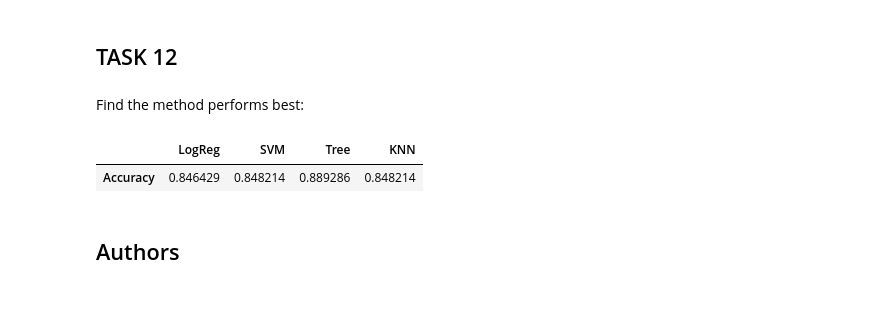
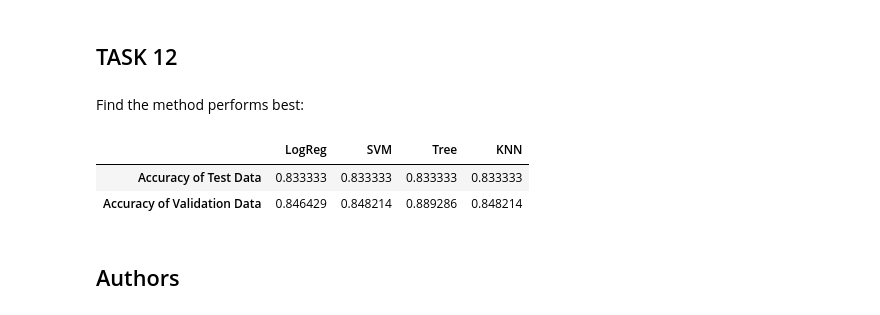
Before and after one commit to pkitsaki/IBM-data-science-capstone, a Jupyter notebook: Machine Learning Prediction.ipynb, the cells around one changed output. Saved outputs shown, nothing was run; the diff lists cells and outputs as text; code cells hidden in the pictures.

```diff
--- a/Machine Learning Prediction.ipynb
+++ b/Machine Learning Prediction.ipynb
@@ -317,14 +317,15 @@ plot_confusion_matrix(Y_test,knn_yhat )
 # %% [markdown]
 Find the method performs best:
 # %%
-
+accuracy_td = [logreg_acc_td, svm_acc_td, tree_acc_td, knn_acc_td]
 accuracy_vd = [logreg_acc_vd, svm_acc_vd, tree_acc_vd, knn_acc_vd]
 
-scores = pd.DataFrame(np.array([accuracy_vd]), index=['Accuracy'] , columns=['LogReg', 'SVM', 'Tree', 'KNN'])
+scores = pd.DataFrame(np.array([accuracy_td, accuracy_vd]), index=['Accuracy of Test Data','Accuracy of Validation Data' ] , columns=['LogReg', 'SVM', 'Tree', 'KNN'])
 scores
 # %% [output]
 |  | LogReg | SVM | Tree | KNN |
-| Accuracy | 0.846429 | 0.848214 | 0.889286 | 0.848214 |
+| Accuracy of Test Data | 0.833333 | 0.833333 | 0.833333 | 0.833333 |
+| Accuracy of Validation Data | 0.846429 | 0.848214 | 0.889286 | 0.848214 |
 # %% [markdown]
 ## Authors
 # %% [markdown]
```
